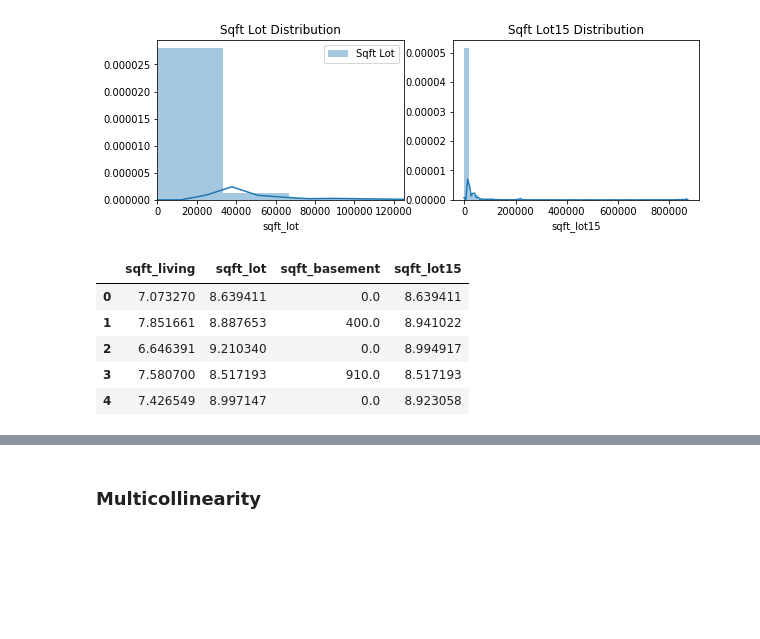
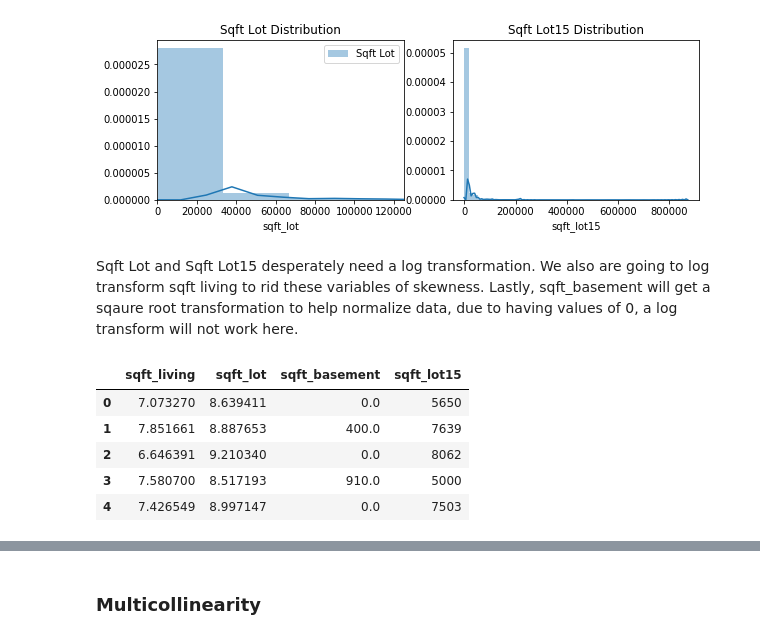
Before and after one commit to gabertooth/dsc-1-final-project-online-ds-pt-021119, a Jupyter notebook: student.ipynb, the cells around one changed output, grey strips where cells are left out. Saved outputs shown, nothing was run; the diff lists cells and outputs as text; code cells hidden in the pictures; blank space fills up the shorter version.

```diff
--- a/student.ipynb
+++ b/student.ipynb
@@ -341,4 +333,4 @@ We noticed earlier that we had a question mark in our sqft_basement so we are go
 # %%
 df_num['sqft_basement'].replace(to_replace='?', value= 0, inplace=True)
 # df[df['sqft_basement']=='?']= '0'
-df_num.loc[:,('sqft_basement')]=df_num['sqft_basement'].astype('float64')
+df_num.loc[:,['sqft_basement']]=df_num['sqft_basement'].astype('float64')
@@ -438,25 +424,28 @@ plt.title('Sqft Lot15 Distribution')
 # %% [output]
 Text(0.5, 1.0, 'Sqft Lot15 Distribution')
 [figure]
+# %% [markdown]
+Sqft Lot and Sqft Lot15 desperately need a log transformation.  We also are going to log transform sqft living to rid these variables of skewness. Lastly, sqft_basement will get a sqaure root transformation to help normalize data, due to having values of 0, a log transform will not work here.
 # %%
 # price = np.log(df_num.price)
 df_num_final.sqft_living = np.log(df_num_final.sqft_living)
 df_num_final.sqft_lot = np.log(df_num_final.sqft_lot)
-df_num_final.sqft_lot15= np.log(df_num_final.sqft_lot15)
+# df_num_final.sqft_lot15= np.log(df_num_final.sqft_lot15)
+# df_num_final.sqft_basement=np.sqrt(df_num_final.sqft_basement)
 # plt.figure(figsize=(10,4))
 
 # sns.distplot(sqft_living, label='Sqft Living')
 # sns.distplot(sqft_lot, label='Sqft Lot')
 # sns.distplot(sqft_lot15, label='Sqft Lot15')
 # plt.legend()
 df_num_final.head()
 # %% [output]
 |  | sqft_living | sqft_lot | sqft_basement | sqft_lot15 |
-| 0 | 7.073270 | 8.639411 | 0.0 | 8.639411 |
-| 1 | 7.851661 | 8.887653 | 400.0 | 8.941022 |
-| 2 | 6.646391 | 9.210340 | 0.0 | 8.994917 |
-| 3 | 7.580700 | 8.517193 | 910.0 | 8.517193 |
-| 4 | 7.426549 | 8.997147 | 0.0 | 8.923058 |
+| 0 | 7.073270 | 8.639411 | 0.0 | 5650 |
+| 1 | 7.851661 | 8.887653 | 400.0 | 7639 |
+| 2 | 6.646391 | 9.210340 | 0.0 | 8062 |
+| 3 | 7.580700 | 8.517193 | 910.0 | 5000 |
+| 4 | 7.426549 | 8.997147 | 0.0 | 7503 |
 # %%
 # targ_var = ( price - min(price) ) / ( max(price) - min(price) )
 df_num_final['sqft_living'] = ( df_num_final.sqft_living - min(df_num_final.sqft_living) ) / ( max(df_num_final.sqft_living) - min(df_num_final.sqft_living) )
```
Also changed, not shown: parts of 80 cells of this notebook, 1 other file.
